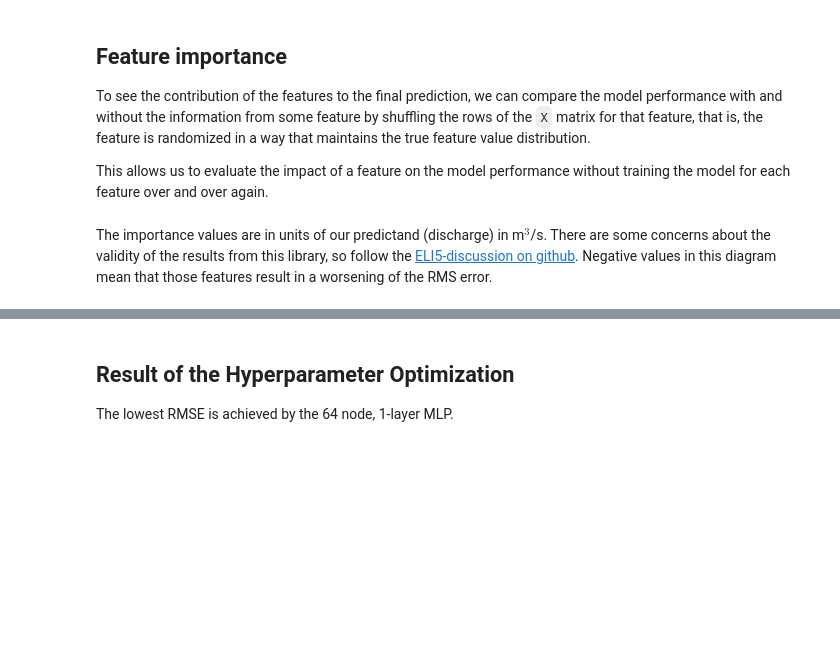
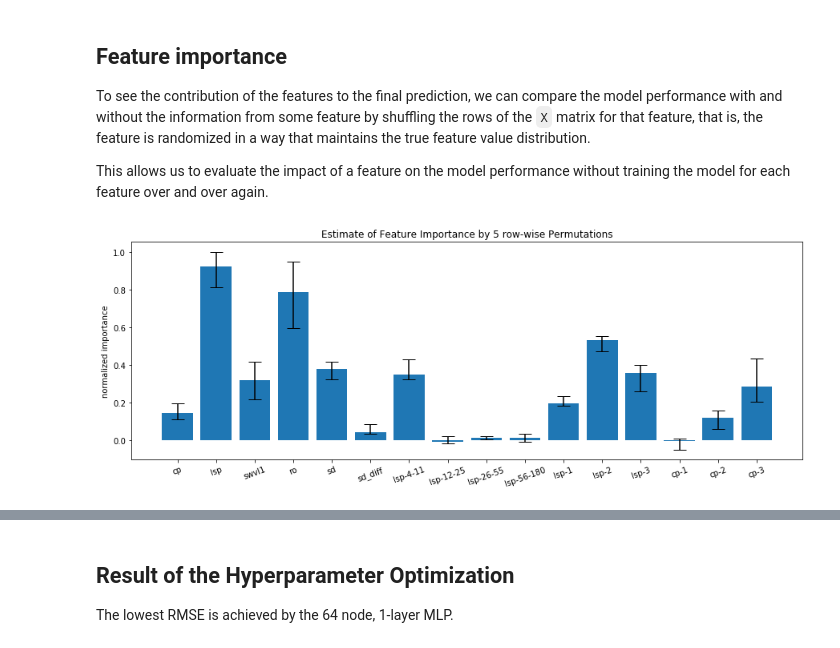
Before and after one commit to ECMWFCode4Earth/ml_flood, a Jupyter notebook: notebooks/3_model_tests/3.05_Time-delay_neural-net.ipynb, the cells around one changed output, grey strips where cells are left out. Saved outputs shown, nothing was run; the diff lists cells and outputs as text; code cells hidden in the pictures; blank space fills up the shorter version.

```diff
--- a/notebooks/3_model_tests/3.05_Time-delay_neural-net.ipynb
+++ b/notebooks/3_model_tests/3.05_Time-delay_neural-net.ipynb
@@ -367,22 +368,24 @@ base_score, RMSE_improvement = get_score_importances(m.score_func, X_test, y_tes
+# %%
+base_score, score_decreases = get_score_importances(m.score_func, X_test, y_test, n_iter=5)
+# %%
+importances = score_decreases/np.max(score_decreases)  # normalize
 # %%
-def feature_importance_plot(xda_features, score_decreases):
+def feature_importance_plot(xda_features, importances):
     # xda_features : xr.DataArray.features
     # score_decreases : list of arrays
+    mmin, mmed, mmax = np.min(importances, axis=0), np.median(importances, axis=0), np.max(importances, axis=0)
 
     labels = [e[0] for e in xda_features.values]
-    assert len(labels) == len(score_decreases[0])  # one label per entry
-    n_iter = len(score_decreases)
-    width = 1/n_iter
-    plt.subplots(figsize=(20,5))
+    assert len(labels) == len(importances[0])  # one label per entry
+    plt.subplots(figsize=(15,5))
 
-    for c in range(n_iter):
-        x = np.arange(len(labels))+c/n_iter
-        plt.bar(x, score_decreases[c], width=-width, align='edge')
+    x = np.arange(len(labels))
+    plt.bar(x, mmed, yerr=(mmed-mmin, mmax-mmed), width = .8, ecolor='black', capsize=8)
 
-    plt.grid()
-    plt.xticks(ticks=x, labels=labels, rotation=45)
-    plt.ylabel('discharge RMSE')
+    plt.xticks(ticks=x, labels=labels, rotation=20)
+    plt.ylabel('normalized importance')
+    plt.title('Estimate of Feature Importance by 5 row-wise Permutations')
 # %%
-feature_importance_plot(Xda.features, RMSE_improvement)
+feature_importance_plot(Xda.features, importances)
+# %% [output]
+[figure, added]
-# %% [markdown]
-The importance values are in units of our predictand (discharge) in m$^3$/s. There are some concerns about the validity of the results from this library, so follow the [ELI5-discussion on github](https://github.com/TeamHG-Memex/eli5/issues/316). Negative values in this diagram mean that those features result in a worsening of the RMS error.
```
Also changed, not shown: parts of 10 cells of this notebook.
